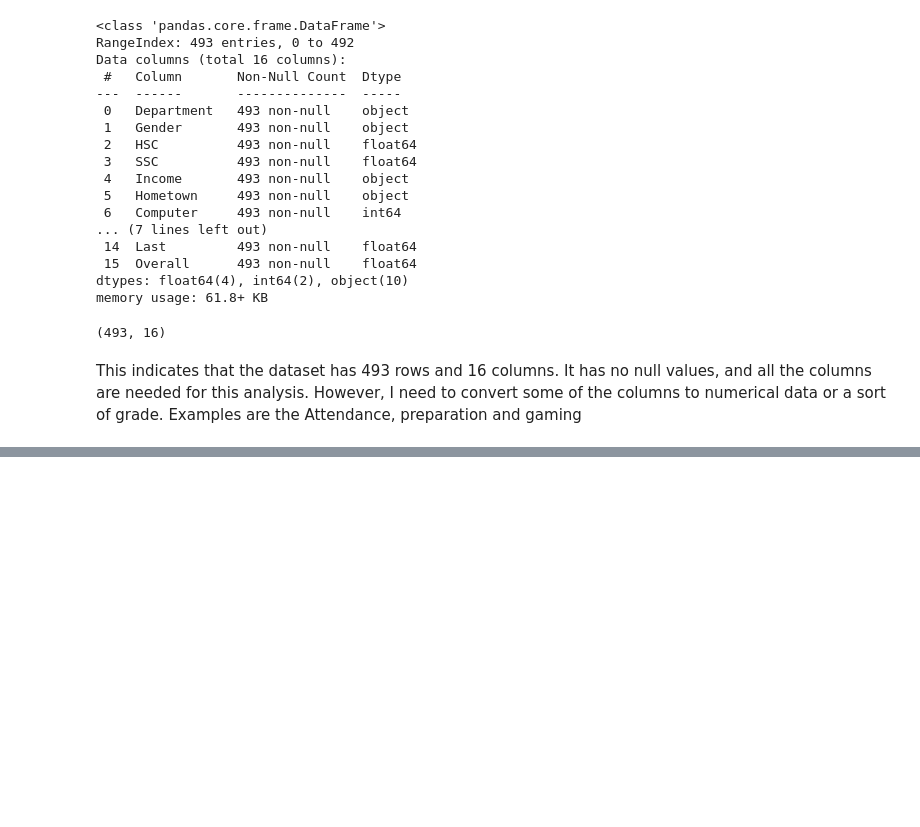
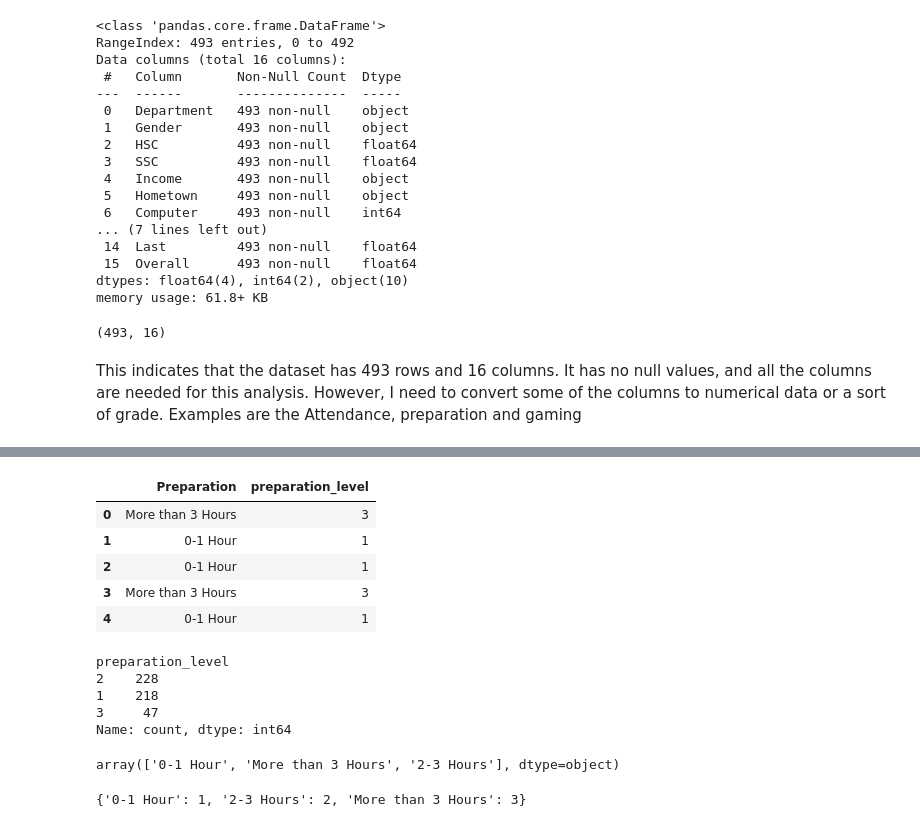
Before and after one commit to alexanderchosen/eda_with_python, a Jupyter notebook: student_performance_metrics/student_performance.ipynb, the cells around one changed output, grey strips where cells are left out. Cells and saved outputs as stored; diff of their text form; code cells hidden in the pictures; blank space fills up the shorter version.

Commit message:
converted some columns with range values to number

```diff
--- a/student_performance_metrics/student_performance.ipynb
+++ b/student_performance_metrics/student_performance.ipynb
@@ -141,0 +156,9 @@ This indicates that the dataset has 493 rows and 16 columns. It has no null valu
+# %%
+# define mapping using d ictionary
+preparation_dict = {
+    "0-1 Hour": 1,
+    "2-3 Hours": 2,
+    "More than 3 Hours": 3
+}
+
+preparation_dict
@@ -141,0 +167,4 @@ This indicates that the dataset has 493 rows and 16 columns. It has no null valu
+# %%
+# use the dictionary to create a new column
+data['preparation_level'] = data['Preparation'].map(preparation_dict)
+data.head(20)
@@ -141,0 +189,33 @@ This indicates that the dataset has 493 rows and 16 columns. It has no null valu
+# %%
+data[['Preparation', 'preparation_level']].head()
+# %% [output]
+|  | Preparation | preparation_level |
+| 0 | More than 3 Hours | 3 |
+| 1 | 0-1 Hour | 1 |
+| 2 | 0-1 Hour | 1 |
+| 3 | More than 3 Hours | 3 |
+| 4 | 0-1 Hour | 1 |
+# %%
+data['preparation_level'].value_counts()
+# %% [output]
+preparation_level
+2    228
+1    218
+3     47
+Name: count, dtype: int64
+# %%
+# to convert the gaming column data from a set of range values to a numeric value representing each range
+data['Gaming'].unique()
+# %% [output]
+array(['0-1 Hour', 'More than 3 Hours', '2-3 Hours'], dtype=object)
+# %%
+# next, after checking its unique values, create a gaming dictionary
+gaming_dict = {
+    "0-1 Hour":1,
+    "2-3 Hours": 2,
+    "More than 3 Hours": 3
+}
+
+gaming_dict
+# %% [output]
+{'0-1 Hour': 1, '2-3 Hours': 2, 'More than 3 Hours': 3}
```
Also changed, not shown: parts of 8 cells of this notebook.
